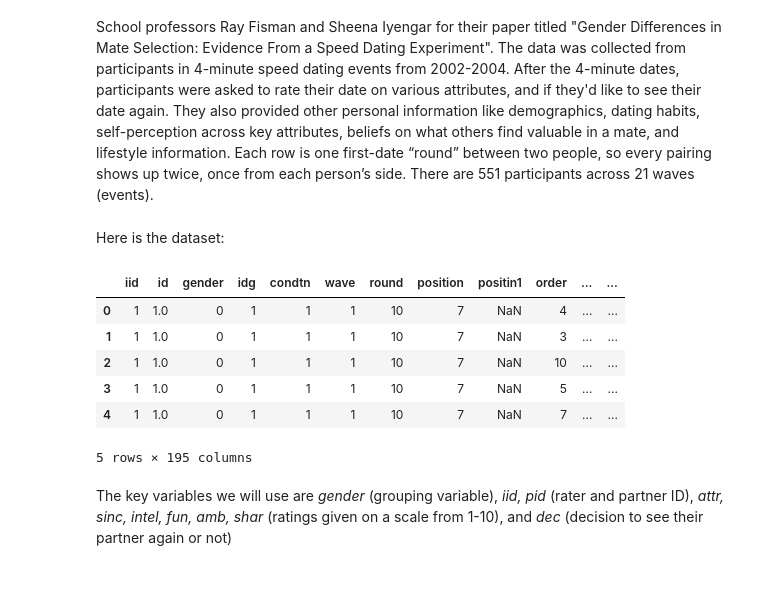
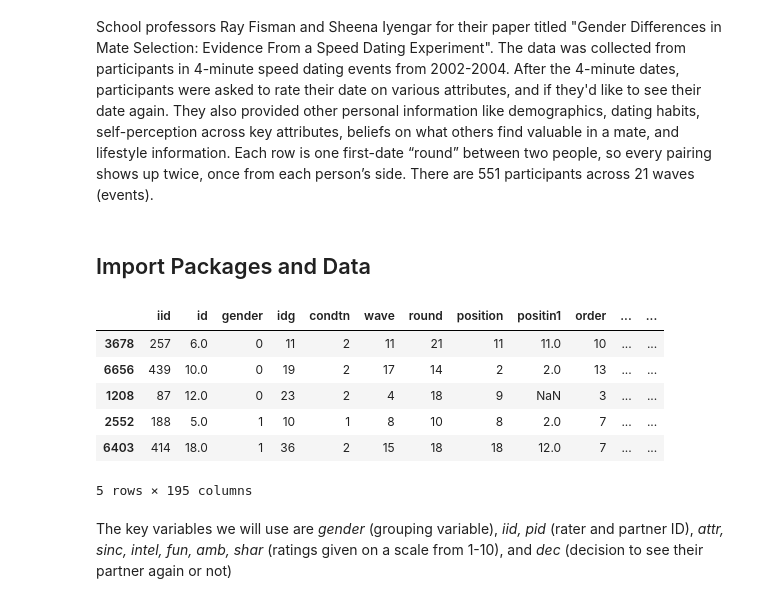
Before and after one commit to delaneyvanderpool/FDS2-F26-FinalProject-Group4, a Jupyter notebook: proposal.ipynb, the cells around one changed output. Drawn from its saved outputs; the diff is of its cells as text; code cells hidden in the pictures.

```diff
--- a/proposal.ipynb
+++ b/proposal.ipynb
@@ -5,19 +5,23 @@ Link to dataset: https://www.kaggle.com/datasets/annavictoria/speed-dating-exper
 
 This Kaggle dataset comes from a speed dating experiment conducted by Columbia Business School professors Ray Fisman and Sheena Iyengar for their paper titled "Gender Differences in Mate Selection: Evidence From a Speed Dating Experiment". The data was collected from participants in 4-minute speed dating events from 2002-2004. After the 4-minute dates, participants were asked to rate their date on various attributes, and if they'd like to see their date again. They also provided other personal information like demographics, dating habits, self-perception across key attributes, beliefs on what others find valuable in a mate, and lifestyle information. Each row is one first-date “round” between two people, so every pairing shows up twice, once from each person’s side. There are 551 participants across 21 waves (events).
 # %% [markdown]
-Here is the dataset:
+## Import Packages and Data
 # %%
 import pandas as pd
 import matplotlib.pyplot as plt
+import numpy as np
+import matplotlib.pyplot as plt
+import seaborn as sns
+
 df = pd.read_csv("data/speed_dating.csv")
-df.head()
+df.sample(5)
 # %% [output]
 |  | iid | id | gender | idg | condtn | wave | round | position | positin1 | order | ... | ... |
-| 0 | 1 | 1.0 | 0 | 1 | 1 | 1 | 10 | 7 | NaN | 4 | ... | ... |
-| 1 | 1 | 1.0 | 0 | 1 | 1 | 1 | 10 | 7 | NaN | 3 | ... | ... |
-| 2 | 1 | 1.0 | 0 | 1 | 1 | 1 | 10 | 7 | NaN | 10 | ... | ... |
-| 3 | 1 | 1.0 | 0 | 1 | 1 | 1 | 10 | 7 | NaN | 5 | ... | ... |
-| 4 | 1 | 1.0 | 0 | 1 | 1 | 1 | 10 | 7 | NaN | 7 | ... | ... |
+| 3678 | 257 | 6.0 | 0 | 11 | 2 | 11 | 21 | 11 | 11.0 | 10 | ... | ... |
+| 6656 | 439 | 10.0 | 0 | 19 | 2 | 17 | 14 | 2 | 2.0 | 13 | ... | ... |
+| 1208 | 87 | 12.0 | 0 | 23 | 2 | 4 | 18 | 9 | NaN | 3 | ... | ... |
+| 2552 | 188 | 5.0 | 1 | 10 | 1 | 8 | 10 | 8 | 2.0 | 7 | ... | ... |
+| 6403 | 414 | 18.0 | 1 | 36 | 2 | 15 | 18 | 18 | 12.0 | 7 | ... | ... |
 5 rows × 195 columns
 # %% [markdown]
 The key variables we will use are *gender* (grouping variable), *iid, pid* (rater and partner ID), *attr, sinc, intel, fun, amb, shar* (ratings given on a scale from 1-10), and *dec* (decision to see their partner again or not)
```
Also changed, not shown: parts of 25 cells of this notebook, 1 other file.
